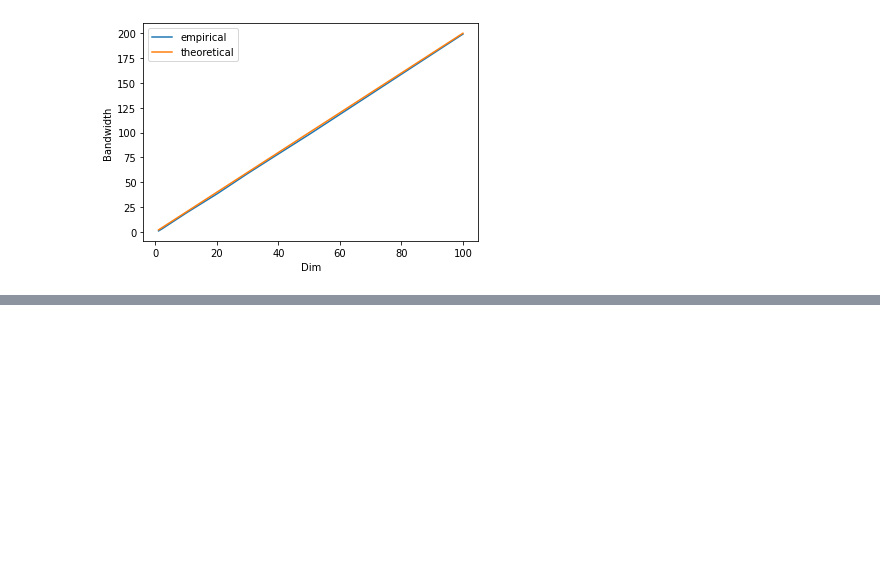
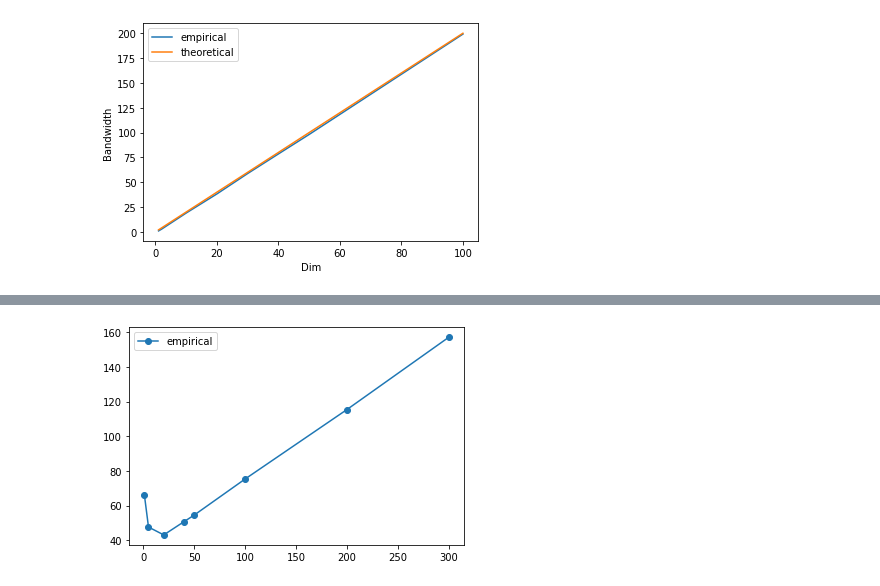
Before and after one commit to XingLLiu/u-stat-high-dim, a Jupyter notebook: scalability_with_dim.ipynb, the cells around one changed output, grey strips where cells are left out. Cells and saved outputs as stored; diff of their text form; code cells hidden in the pictures; blank space fills up the shorter version.

```diff
--- a/scalability_with_dim.ipynb
+++ b/scalability_with_dim.ipynb
@@ -201,0 +293,5 @@ Text(0.5, 0, 'Dim')
+# %%
+plt.plot(res["dim"], res["moment4_empirical"] / res["moment2_empirical"], marker="o", label="empirical")
+_ = plt.legend()
+# %% [output]
+[figure, added]
```
Also changed, not shown: parts of 22 cells of this notebook, 3 other files.
